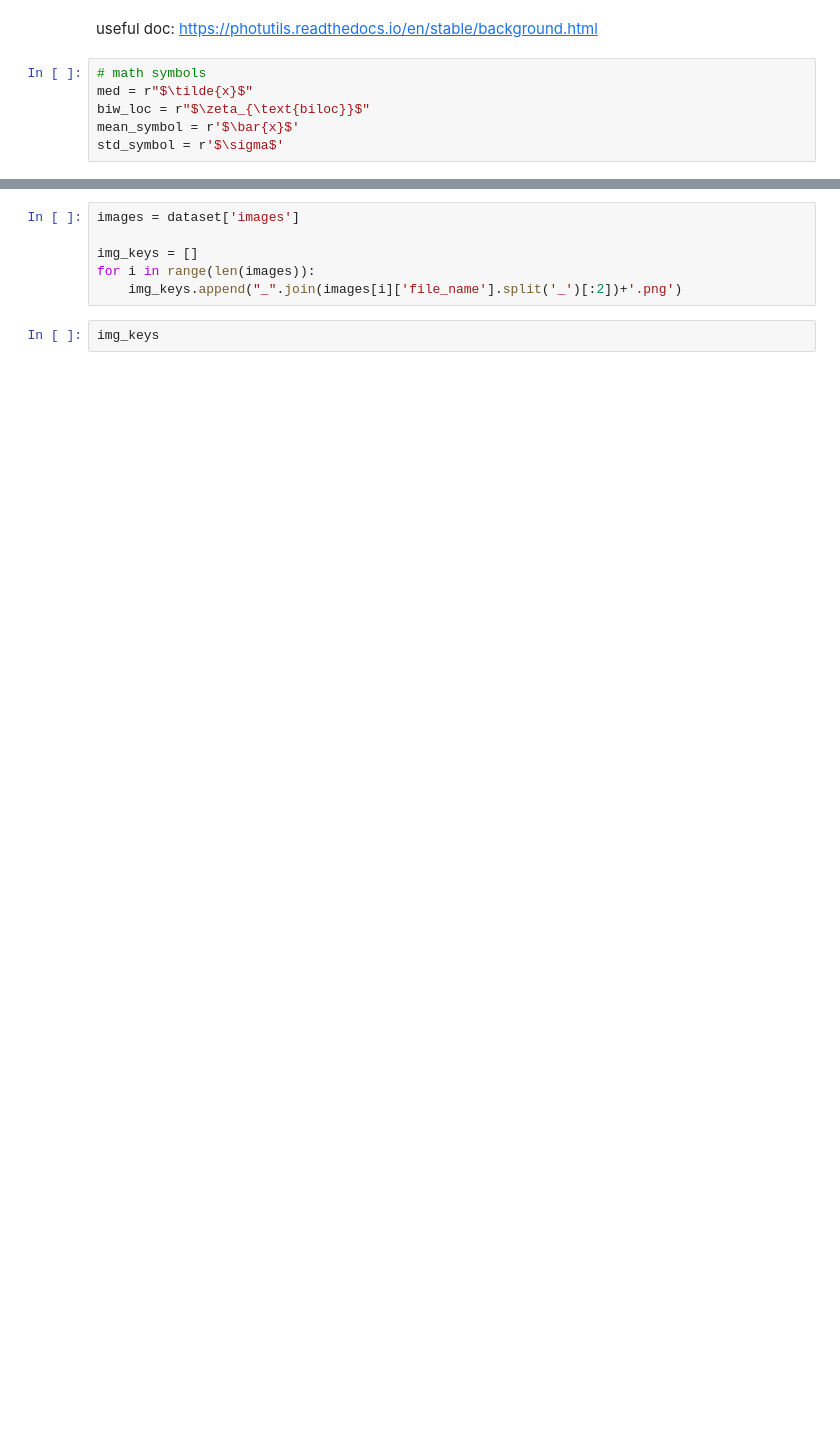
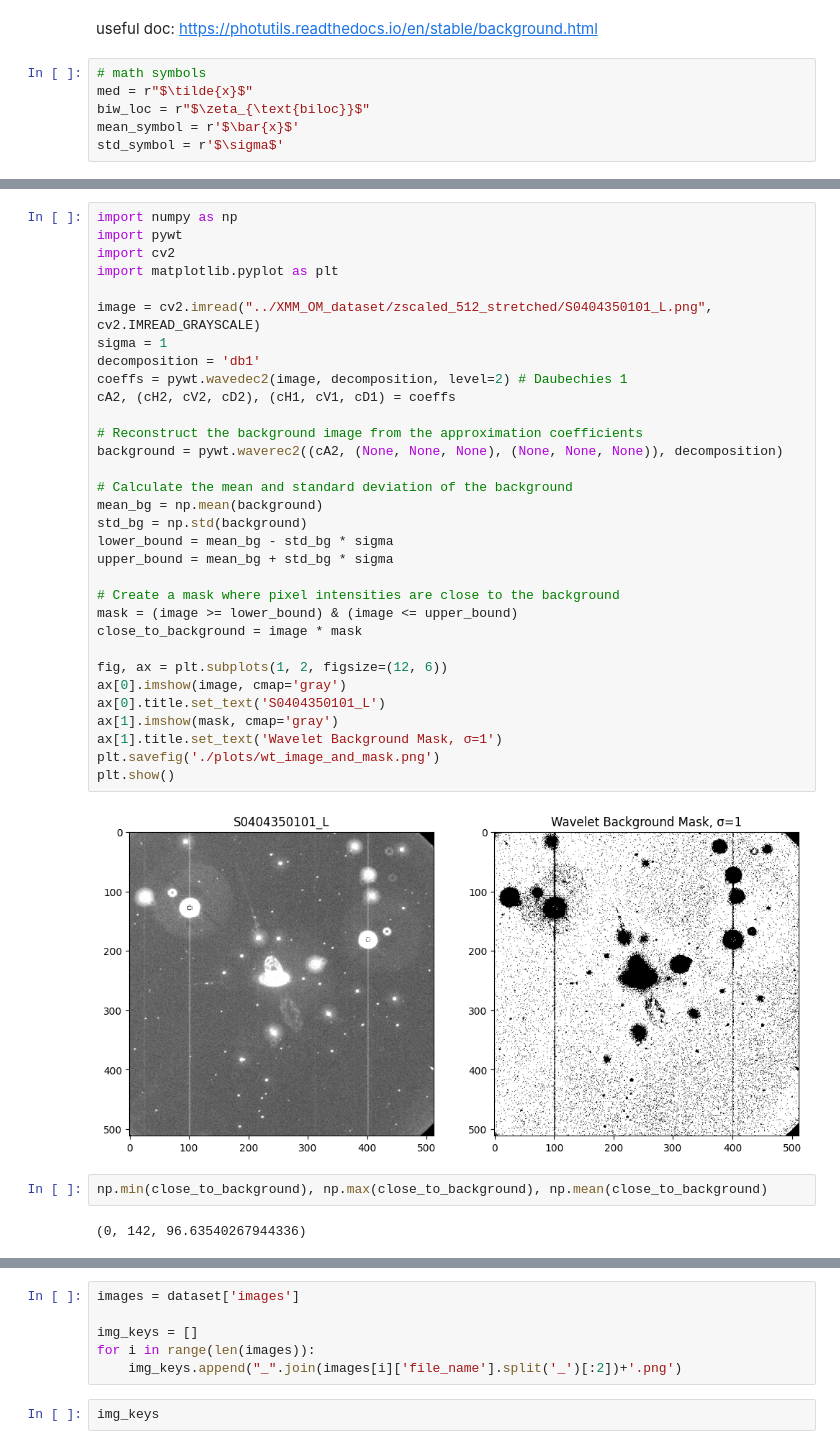
Before and after one commit to ESA-Datalabs/XAMI-model, a Jupyter notebook: _04_OM_images_astronomy.ipynb, the cells around one changed output, grey strips where cells are left out. Drawn from its saved outputs; the diff is of its cells as text; blank space fills up the shorter version.

```diff
--- a/_04_OM_images_astronomy.ipynb
+++ b/_04_OM_images_astronomy.ipynb
@@ -18,3 +72,41 @@ usual_input_file = '/workspace/raid/OM_DeepLearning/XMM_OM_code_git/spring.jpg'
+# %%
+import numpy as np
+import pywt
+import cv2
+import matplotlib.pyplot as plt
+
+image = cv2.imread("../XMM_OM_dataset/zscaled_512_stretched/S0404350101_L.png", cv2.IMREAD_GRAYSCALE)
+sigma = 1
+decomposition = 'db1'
+coeffs = pywt.wavedec2(image, decomposition, level=2) # Daubechies 1
+cA2, (cH2, cV2, cD2), (cH1, cV1, cD1) = coeffs
+
+# Reconstruct the background image from the approximation coefficients
+background = pywt.waverec2((cA2, (None, None, None), (None, None, None)), decomposition)
+
+# Calculate the mean and standard deviation of the background
+mean_bg = np.mean(background)
+std_bg = np.std(background)
+lower_bound = mean_bg - std_bg * sigma
+upper_bound = mean_bg + std_bg * sigma
+
+# Create a mask where pixel intensities are close to the background
+mask = (image >= lower_bound) & (image <= upper_bound)
+close_to_background = image * mask
+
+fig, ax = plt.subplots(1, 2, figsize=(12, 6))
+ax[0].imshow(image, cmap='gray')
+ax[0].title.set_text('S0404350101_L')
+ax[1].imshow(mask, cmap='gray')
+ax[1].title.set_text('Wavelet Background Mask, σ=1')
+plt.savefig('./plots/wt_image_and_mask.png')
+plt.show()
+# %% [output]
+[figure, added]
+# %%
+np.min(close_to_background), np.max(close_to_background), np.mean(close_to_background)
+# %% [output]
+(0, 142, 96.63540267944336)
 # %%
 import cv2
 import numpy as np
```
Also changed, not shown: parts of 18 cells of this notebook, 2 other files.
